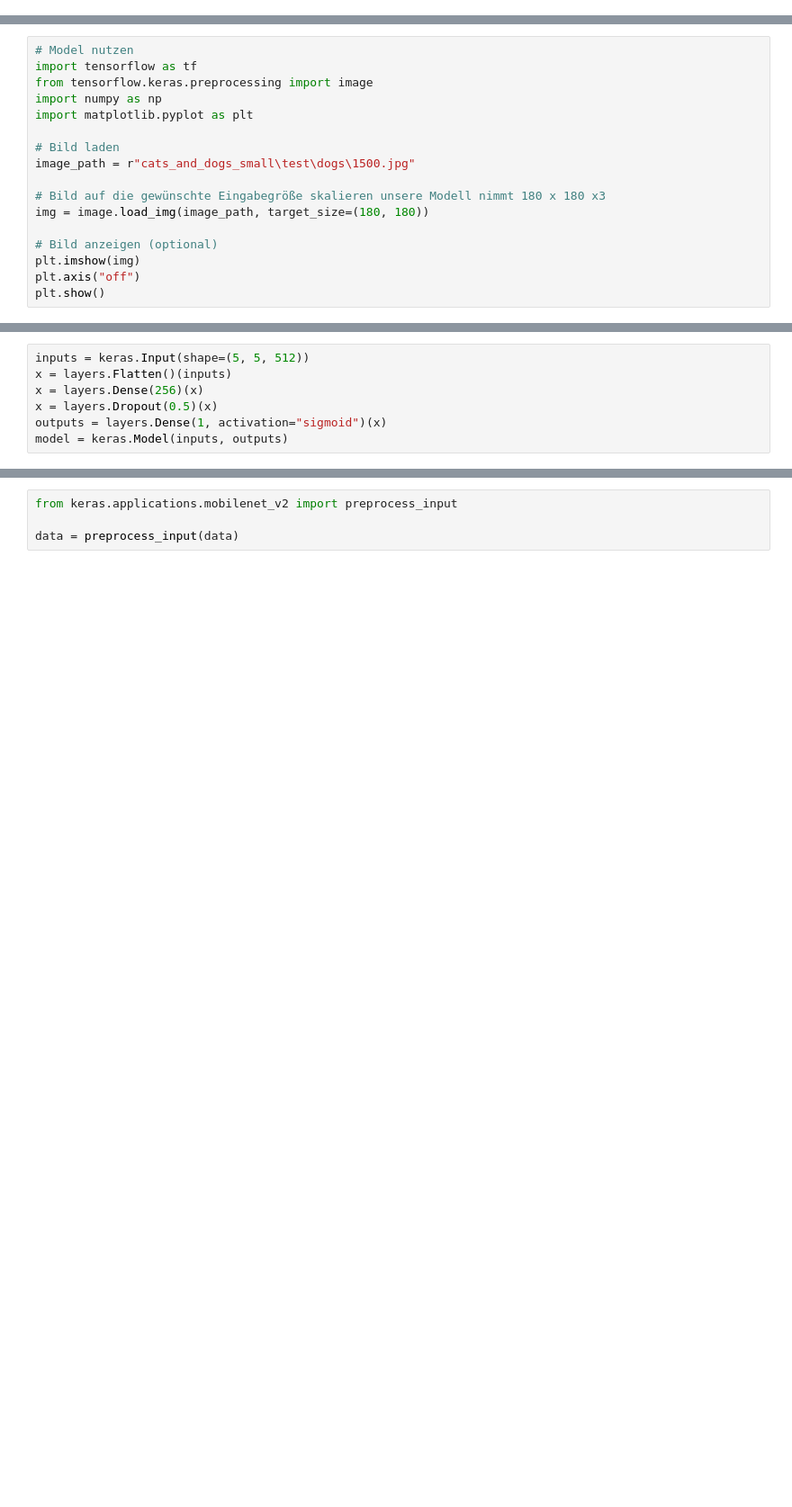
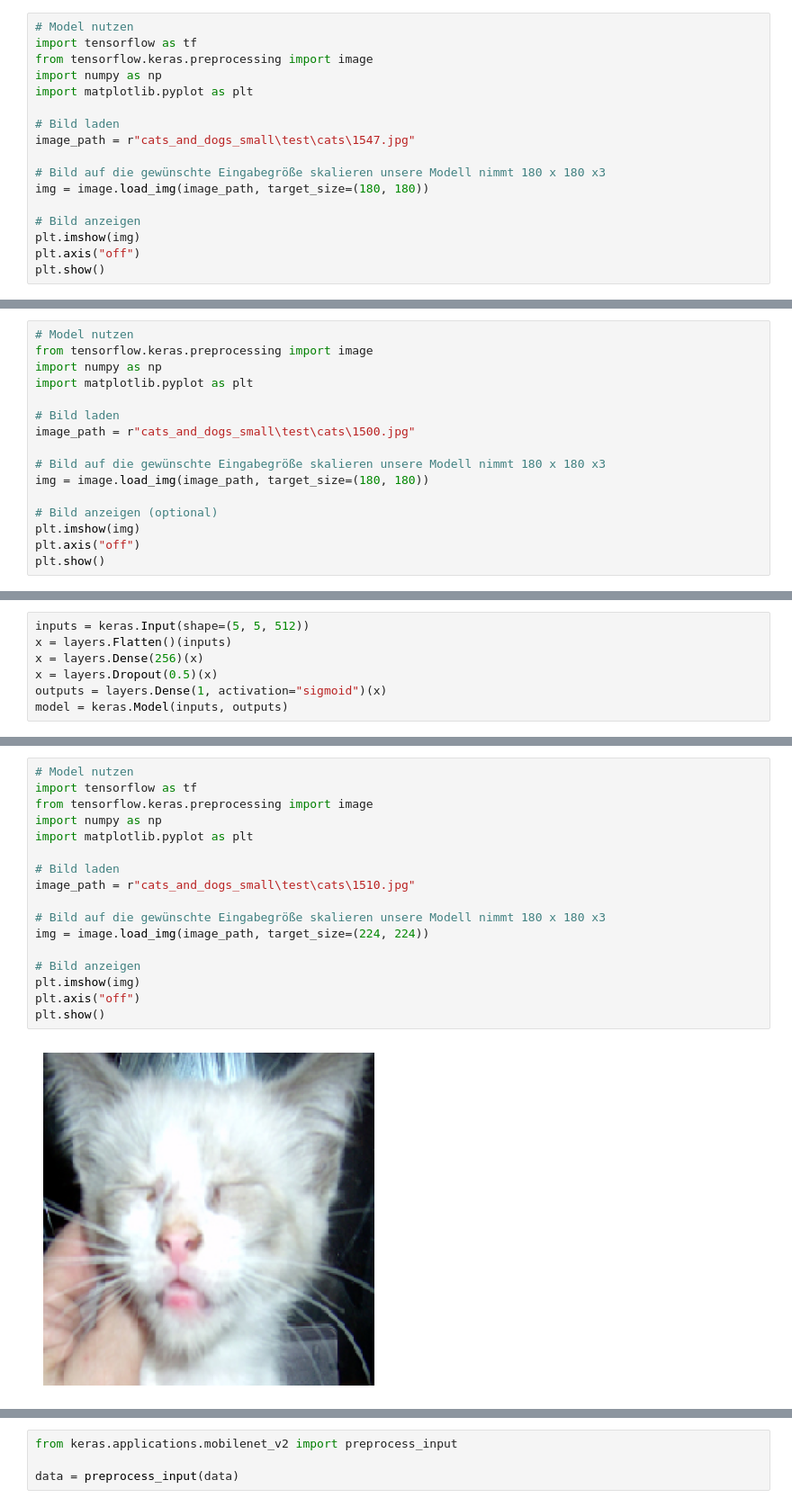
Before and after one commit to RiccardoDAndrea/SceneDetect, a Jupyter notebook: analyse_v2.ipynb, the cells around one changed output, grey strips where cells are left out. Shown at 90% size. Drawn from its saved outputs; the diff is of its cells as text; blank space fills up the shorter version.

```diff
--- a/analyse_v2.ipynb
+++ b/analyse_v2.ipynb
@@ -419,0 +317,17 @@ Dropout-Sicht (Dropout=0.50)
+# %%
+# Model nutzen
+import tensorflow as tf
+from tensorflow.keras.preprocessing import image
+import numpy as np
+import matplotlib.pyplot as plt
+
+# Bild laden
+image_path = r"cats_and_dogs_small\test\cats\1547.jpg"
+
+# Bild auf die gewünschte Eingabegröße skalieren unsere Modell nimmt 180 x 180 x3
+img = image.load_img(image_path, target_size=(180, 180))
+
+# Bild anzeigen
+plt.imshow(img)
+plt.axis("off")
+plt.show()
@@ -540,12 +450,11 @@ Model: "functional_4"
 # %%
 # Model nutzen
-import tensorflow as tf
 from tensorflow.keras.preprocessing import image
 import numpy as np
 import matplotlib.pyplot as plt
 
 # Bild laden
-image_path = r"cats_and_dogs_small\test\dogs\1500.jpg"
+image_path = r"cats_and_dogs_small\test\cats\1500.jpg"
 
 # Bild auf die gewünschte Eingabegröße skalieren unsere Modell nimmt 180 x 180 x3
 img = image.load_img(image_path, target_size=(180, 180))
@@ -831,0 +576,19 @@ Downloading data from https://storage.googleapis.com/tensorflow/keras-applicatio
+# %%
+# Model nutzen
+import tensorflow as tf
+from tensorflow.keras.preprocessing import image
+import numpy as np
+import matplotlib.pyplot as plt
+
+# Bild laden
+image_path = r"cats_and_dogs_small\test\cats\1510.jpg"
+
+# Bild auf die gewünschte Eingabegröße skalieren unsere Modell nimmt 180 x 180 x3
+img = image.load_img(image_path, target_size=(224, 224))
+
+# Bild anzeigen
+plt.imshow(img)
+plt.axis("off")
+plt.show()
+# %% [output]
+[figure, added]
```
Also changed, not shown: parts of 54 cells of this notebook.
